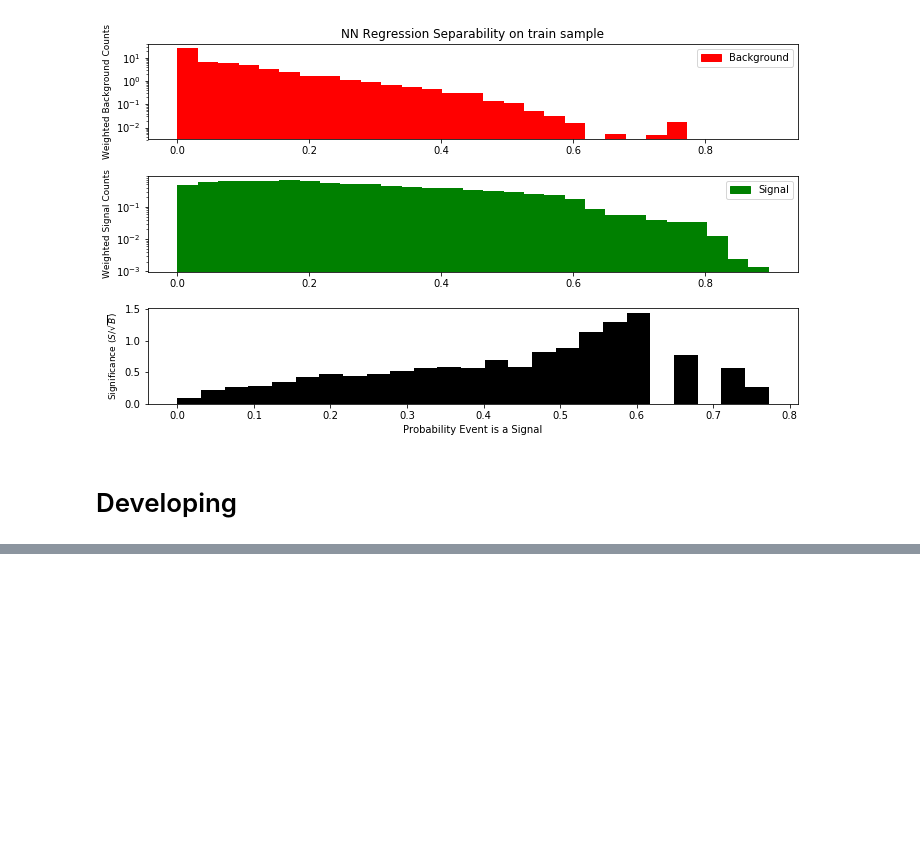
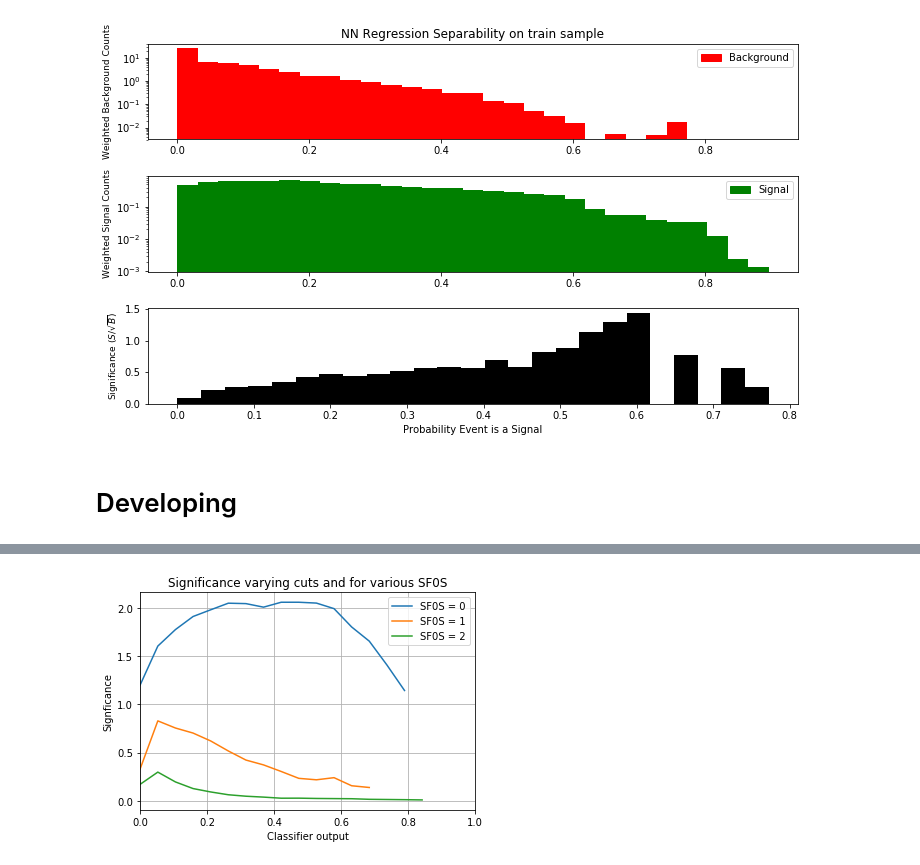
Before and after one commit to tongbaojia/cs281_mlphys, a Jupyter notebook: script/train_logistic_NN_pytorch.ipynb, the cells around one changed output, grey strips where cells are left out. Saved outputs shown, nothing was run; the diff lists cells and outputs as text; code cells hidden in the pictures; blank space fills up the shorter version.

Commit message:
Added a new plot in the notebook

```diff
--- a/script/train_logistic_NN_pytorch.ipynb
+++ b/script/train_logistic_NN_pytorch.ipynb
@@ -259,0 +256,33 @@ combined significance: 4.07572699576
+# %%
+significance = []
+signal = []
+background = []
+probability_cuts = np.linspace(0, 1, 20)
+for SF0S in range(3):
+    significance.append([])
+    signal.append([])
+    background.append([])
+    for p in probability_cuts:
+        sig = pandas_dataset[(pandas_dataset['SFOS'] == SF0S)
+                                 & (pandas_dataset['preds'] > p)
+                                 & (pandas_dataset['is_sig'] == 1)]['weight'].sum()
+        bg = pandas_dataset[(pandas_dataset['SFOS'] == SF0S)
+                                 & (pandas_dataset['preds'] > p)
+                                 & (pandas_dataset['is_sig'] == 0)]['weight'].sum()
+
+        # significance[SF0S].append(sig/np.sqrt(bg))
+        significance[SF0S].append( np.sqrt(2*( (sig + bg)*np.log(1+sig/bg) -sig)) )
+
+        signal[SF0S].append(sig)
+        background[SF0S].append(bg)
+    plt.plot(probability_cuts, significance[SF0S], label="SF0S = {}".format(SF0S))
+
+plt.legend(loc='best')
+plt.title('Significance varying cuts and for various SF0S')
+plt.xlabel('Classifier output')
+plt.ylabel('Signficance')
+plt.xlim((0,1))
+plt.grid()
+plt.show()
+# %% [output]
+[figure, added]
```
Also changed, not shown: parts of 5 cells of this notebook.
